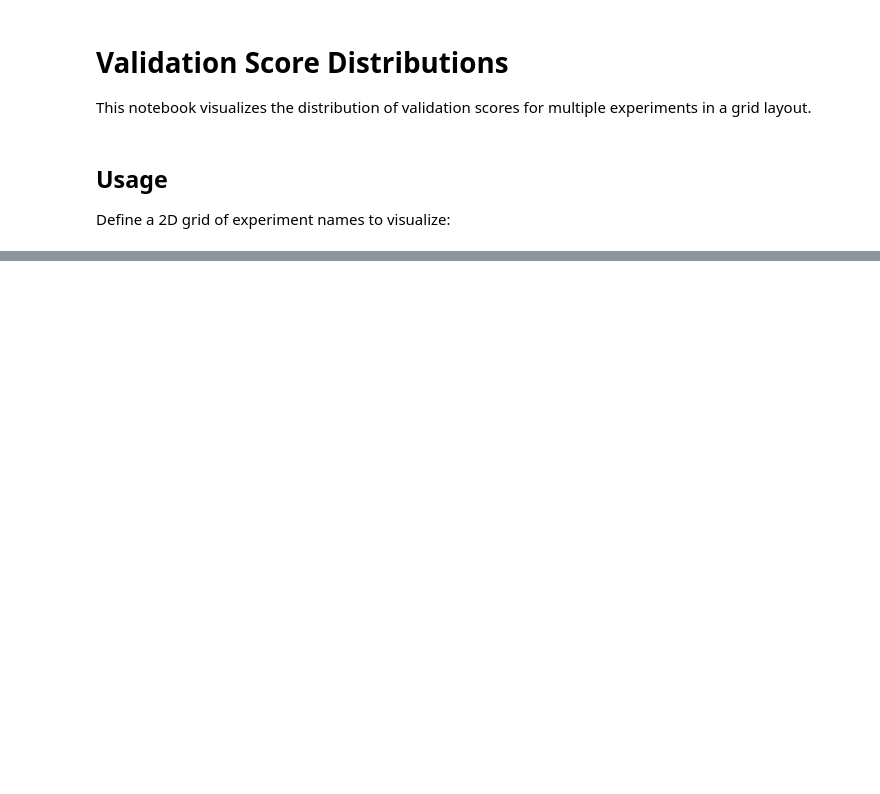
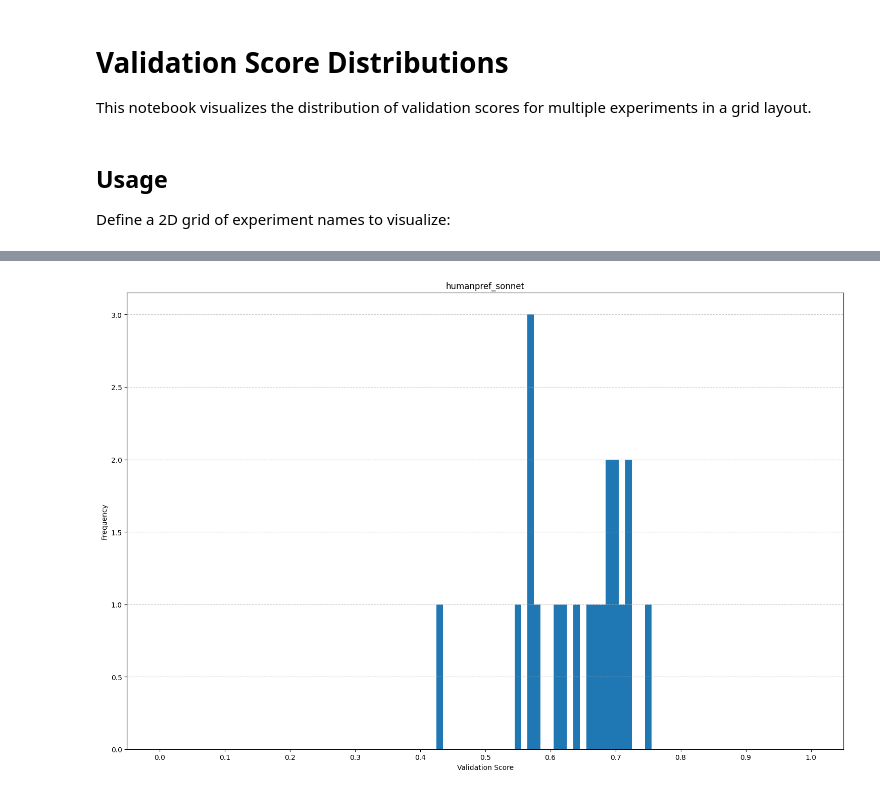
Before and after one commit to CDBiddulph/scaffold-learning, a Jupyter notebook: notebooks/score_distributions.ipynb, the cells around one changed output, grey strips where cells are left out. Cells and saved outputs as stored; diff of their text form; code cells hidden in the pictures; blank space fills up the shorter version.

```diff
--- a/notebooks/score_distributions.ipynb
+++ b/notebooks/score_distributions.ipynb
@@ -173,0 +184,9 @@ plot_experiment_grid(experiment_grid)
+# %%
+# Human preference experiments
+experiment_grid = [
+    ["humanpref_sonnet"],
+]
+
+plot_experiment_grid(experiment_grid)
+# %% [output]
+[figure, added]
```
Also changed, not shown: parts of 3 cells of this notebook.
